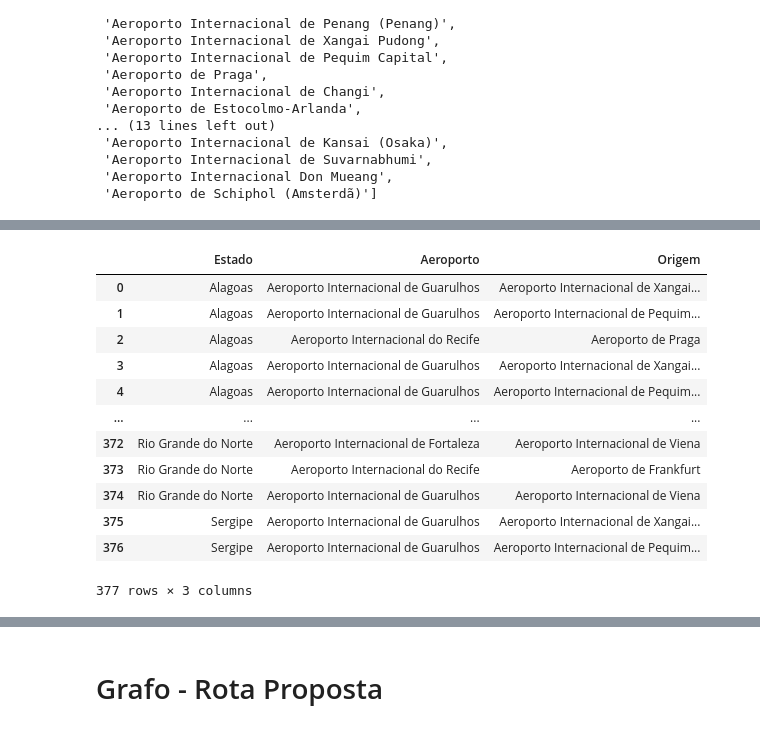
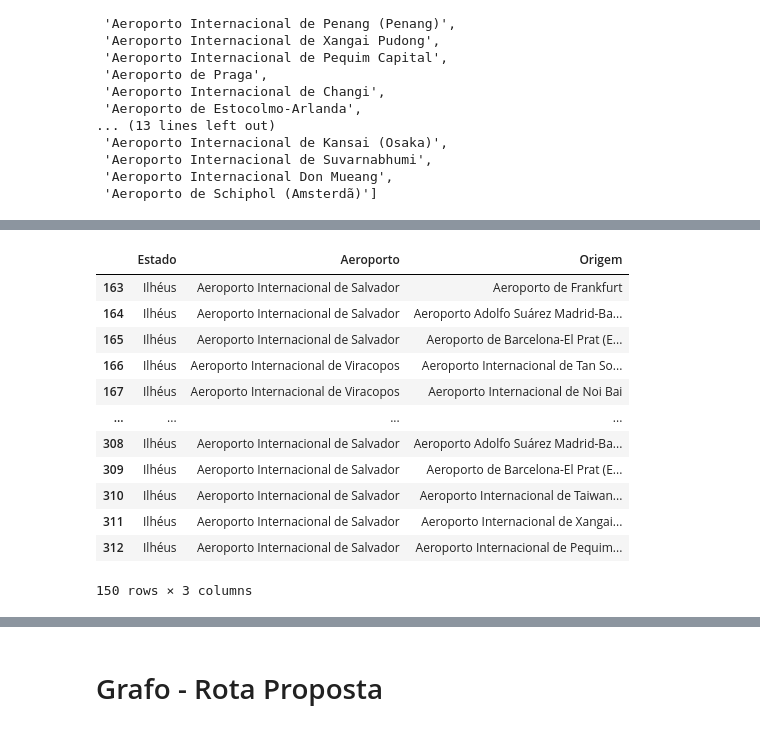
Before and after one commit to AliceMarVal/IC, a Jupyter notebook: Tabela_V7.ipynb, the cells around one changed output, grey strips where cells are left out. Drawn from its saved outputs; the diff is of its cells as text; code cells hidden in the pictures.

```diff
--- a/Tabela_V7.ipynb
+++ b/Tabela_V7.ipynb
@@ -194,7 +194,7 @@ aeroportos_estado = {
         "Aeroporto Internacional de Manaus"
     ],
     "Bahia": ["Aeroporto Internacional de Salvador"],
-    "Bahia-Ilhéus": ["Aeroporto Jorge Amado"],
+    "Ilhéus": ["Aeroporto Jorge Amado"],
     "Ceará": ["Aeroporto Internacional de Fortaleza"],
     "Espírito Santo": ["Aeroporto Internacional de Vitória"],
     "Maranhão": ["Aeroporto Internacional de São Luís"],
@@ -540,7 +540,8 @@ aeroportos_exterior = {
 }
 # %%
 aeroportos_nordeste = {"Alagoas": ["Aeroporto Internacional de Maceió"],
-    "Bahia": ["Aeroporto Internacional de Salvador","Aeroporto Jorge Amado"],
+    "Bahia": ["Aeroporto Internacional de Salvador"],
+    "Ilhéus": ["Aeroporto Jorge Amado"],
     "Ceará": ["Aeroporto Internacional de Fortaleza"],
     "Maranhão": ["Aeroporto Internacional de São Luís"],
     "Paraíba": ["Aeroporto Internacional de João Pessoa"],
@@ -587,38 +615,57 @@ aeroportos_rotas['Bahia']
 # %%
 dados = []  # Lista para armazenar os dados estruturados
 
 for estado in aeroportos_nordeste.keys():
-    df_aux = df_nordeste.loc[df_nordeste['UF do Produto'] == estado]
+    if estado == 'Ilhéus':
 
-    for _, linha in df_aux.iterrows():
-        aeroporto_nacional = linha['URF']
-        origem = linha['Países']
+        df_aux = df_nordeste.loc[df_nordeste['UF do Produto'] == 'Bahia']
 
-        if origem in aeroportos_exterior.keys():
-            for aeroporto_internacional in aeroportos_exterior[origem]:
-                dados.append({
-                    "Estado": estado,
-                    "Aeroporto": aeroporto_nacional,
-                    "Origem": aeroporto_internacional
-                })
+        for _, linha in df_aux.iterrows():
+            aeroporto_nacional = linha['URF']
+            origem = linha['Países']
+
+            if origem in aeroportos_exterior.keys():
+                for aeroporto_internacional in aeroportos_exterior[origem]:
+                    dados.append({
+                        "Estado": 'Ilhéus',
+                        "Aeroporto": aeroporto_nacional,
+                        "Origem": aeroporto_internacional
+                    })
+    else:
+
+        df_aux = df_nordeste.loc[df_nordeste['UF do Produto'] == estado]
+
+        for _, linha in df_aux.iterrows():
+            aeroporto_nacional = linha['URF']
+            origem = linha['Países']
+
+            if origem in aeroportos_exterior.keys():
+                for aeroporto_internacional in aeroportos_exterior[origem]:
+                    dados.append({
+                        "Estado": estado,
+                        "Aeroporto": aeroporto_nacional,
+                        "Origem": aeroporto_internacional
+                    })
+
 
 # Criar o DataFrame a partir da lista de dicionários
 rotas_originais = pd.DataFrame(dados)
-rotas_originais
+rotas_ilheus = rotas_originais[rotas_originais['Estado'] == 'Ilhéus']
+rotas_ilheus
 # %% [output]
 |  | Estado | Aeroporto | Origem |
-| 0 | Alagoas | Aeroporto Internacional de Guarulhos | Aeroporto Internacional de Xangai... |
-| 1 | Alagoas | Aeroporto Internacional de Guarulhos | Aeroporto Internacional de Pequim... |
-| 2 | Alagoas | Aeroporto Internacional do Recife | Aeroporto de Praga |
-| 3 | Alagoas | Aeroporto Internacional de Guarulhos | Aeroporto Internacional de Xangai... |
-| 4 | Alagoas | Aeroporto Internacional de Guarulhos | Aeroporto Internacional de Pequim... |
+| 163 | Ilhéus | Aeroporto Internacional de Salvador | Aeroporto de Frankfurt |
+| 164 | Ilhéus | Aeroporto Internacional de Salvador | Aeroporto Adolfo Suárez Madrid-Ba... |
+| 165 | Ilhéus | Aeroporto Internacional de Salvador | Aeroporto de Barcelona-El Prat (E... |
+| 166 | Ilhéus | Aeroporto Internacional de Viracopos | Aeroporto Internacional de Tan So... |
+| 167 | Ilhéus | Aeroporto Internacional de Viracopos | Aeroporto Internacional de Noi Bai |
 | ... | ... | ... | ... |
-| 372 | Rio Grande do Norte | Aeroporto Internacional de Fortaleza | Aeroporto Internacional de Viena |
-| 373 | Rio Grande do Norte | Aeroporto Internacional do Recife | Aeroporto de Frankfurt |
-| 374 | Rio Grande do Norte | Aeroporto Internacional de Guarulhos | Aeroporto Internacional de Viena |
-| 375 | Sergipe | Aeroporto Internacional de Guarulhos | Aeroporto Internacional de Xangai... |
-| 376 | Sergipe | Aeroporto Internacional de Guarulhos | Aeroporto Internacional de Pequim... |
+| 308 | Ilhéus | Aeroporto Internacional de Salvador | Aeroporto Adolfo Suárez Madrid-Ba... |
+| 309 | Ilhéus | Aeroporto Internacional de Salvador | Aeroporto de Barcelona-El Prat (E... |
+| 310 | Ilhéus | Aeroporto Internacional de Salvador | Aeroporto Internacional de Taiwan... |
+| 311 | Ilhéus | Aeroporto Internacional de Salvador | Aeroporto Internacional de Xangai... |
+| 312 | Ilhéus | Aeroporto Internacional de Salvador | Aeroporto Internacional de Pequim... |
-377 rows × 3 columns
+150 rows × 3 columns
 # %%
 def best_route(alvo,regional):
     for i in regional:
```
Also changed, not shown: parts of 18 cells of this notebook, 49 other files.
